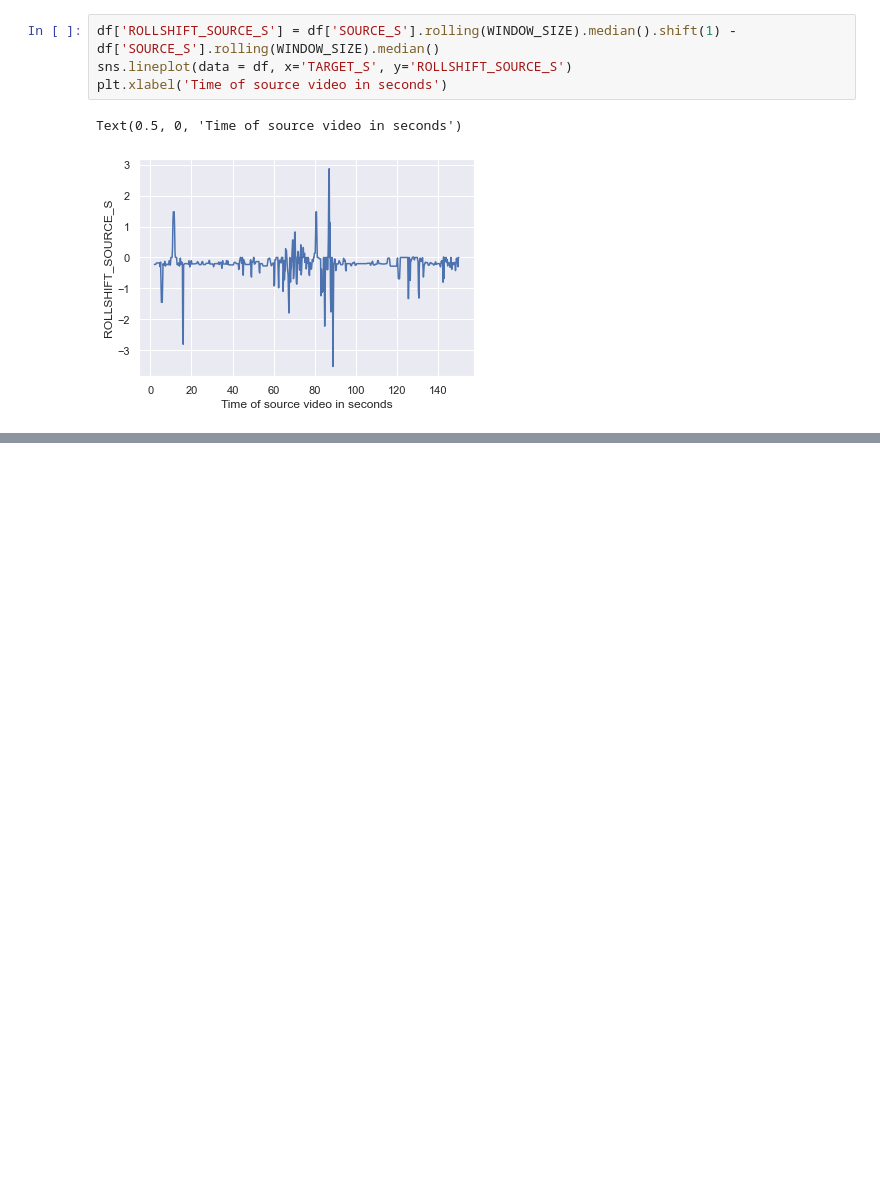
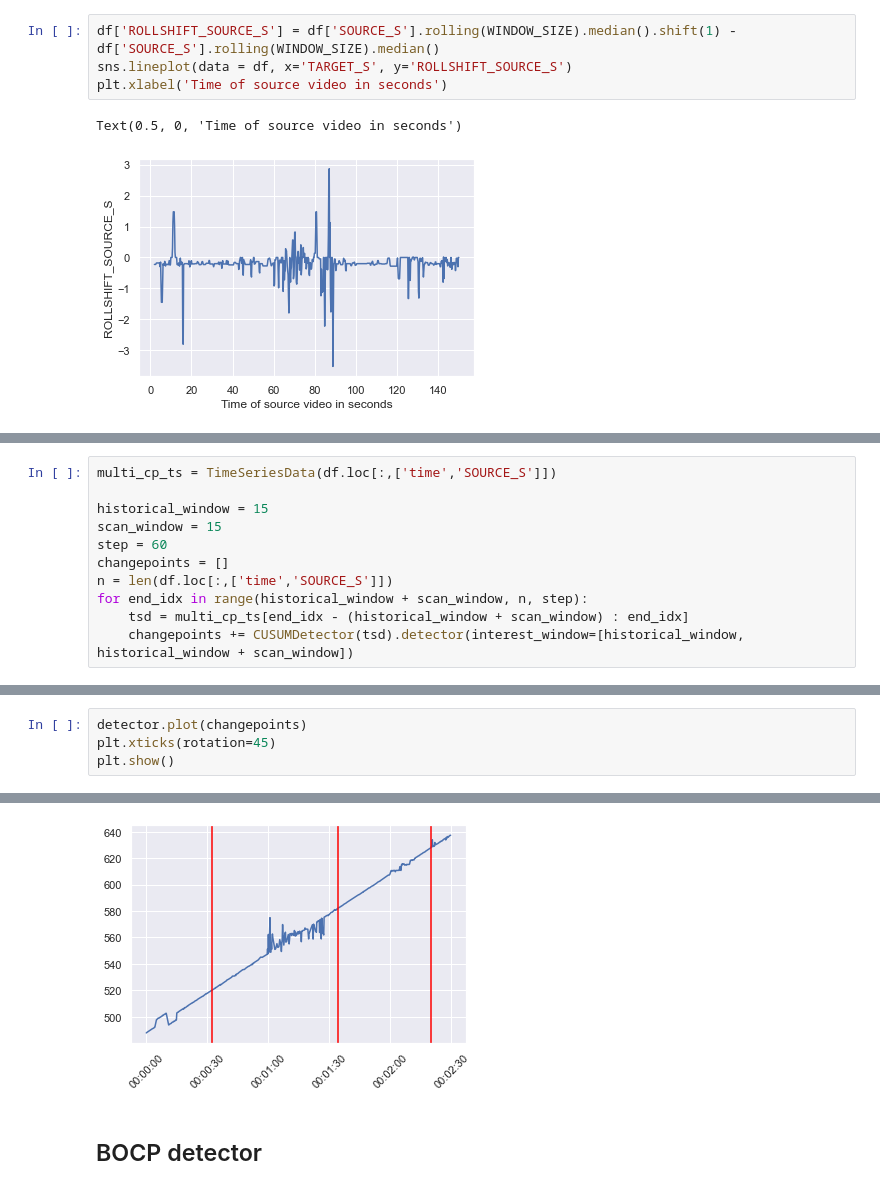
Before and after one commit to rtlnl/videomatch, a Jupyter notebook: Matching Exploration.ipynb, the cells around one changed output, grey strips where cells are left out. Cells and saved outputs as stored; diff of their text form; blank space fills up the shorter version.

Commit message:
add/try multiple change point detection

```diff
--- a/Matching Exploration.ipynb
+++ b/Matching Exploration.ipynb
@@ -344,0 +342,11 @@ Text(0.5, 0, 'Time of source video in seconds')
+# %%
+multi_cp_ts = TimeSeriesData(df.loc[:,['time','SOURCE_S']])
+
+historical_window = 15
+scan_window = 15
+step = 60
+changepoints = []
+n = len(df.loc[:,['time','SOURCE_S']])
+for end_idx in range(historical_window + scan_window, n, step):
+    tsd = multi_cp_ts[end_idx - (historical_window + scan_window) : end_idx]
+    changepoints += CUSUMDetector(tsd).detector(interest_window=[historical_window, historical_window + scan_window])
@@ -344,0 +372,5 @@ Text(0.5, 0, 'Time of source video in seconds')
+# %%
+detector.plot(changepoints)
+plt.xticks(rotation=45)
+plt.show()
+# %% [output]
@@ -344,0 +378,3 @@ Text(0.5, 0, 'Time of source video in seconds')
+[figure, added]
+# %% [markdown]
+## BOCP detector
```
Also changed, not shown: parts of 18 cells of this notebook, 3 other files.
